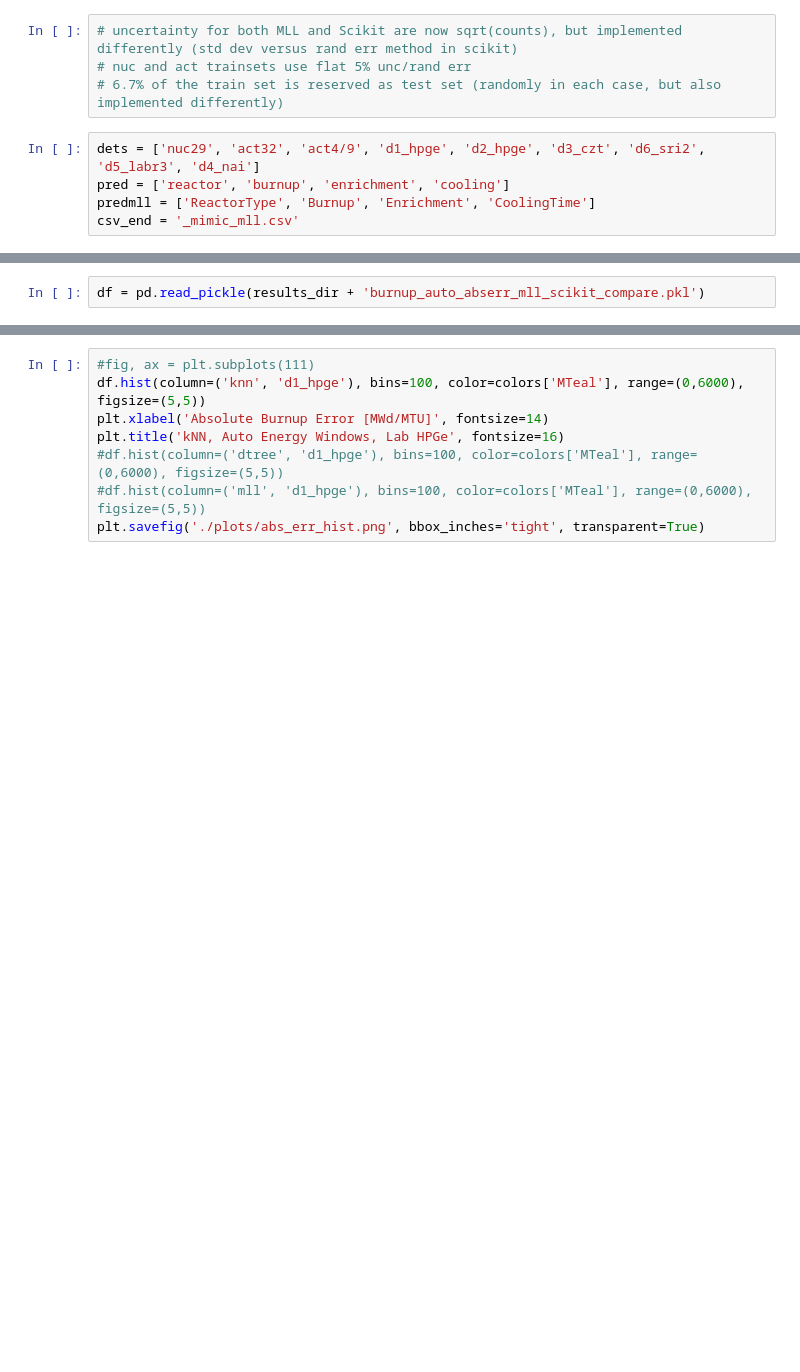
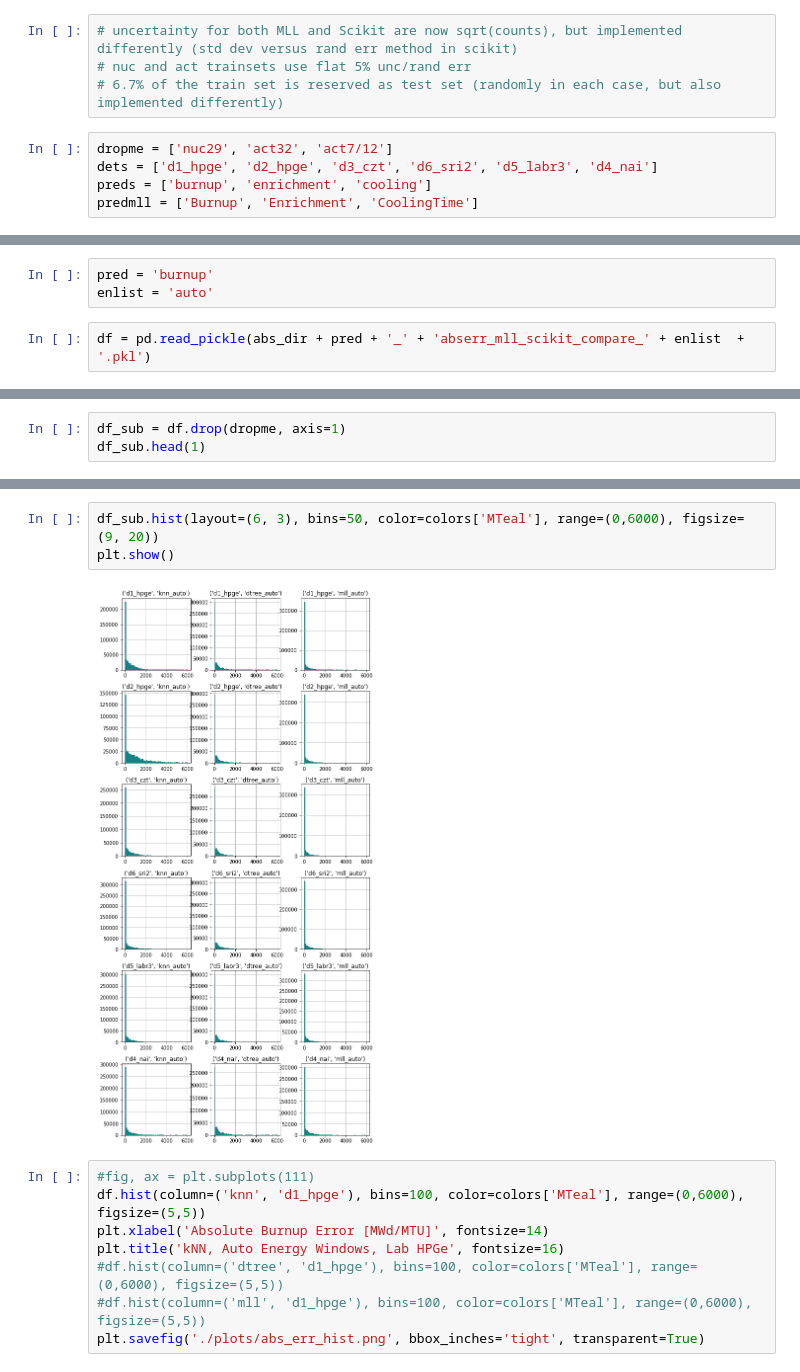
Before and after one commit to opotowsky/process_results, a Jupyter notebook: error_histogram.ipynb, the cells around one changed output, grey strips where cells are left out. Saved outputs shown, nothing was run; the diff lists cells and outputs as text; blank space fills up the shorter version.

Commit message:
looking at histograms of error. maybe to motivate using MedAE or maybe in place of it? box plots still might be better

```diff
--- a/error_histogram.ipynb
+++ b/error_histogram.ipynb
@@ -23,7 +20,7 @@ learn_nuc = rdrive + 'scikit/nuc_conc/'
 # nuc and act trainsets use flat 5% unc/rand err
 # 6.7% of the train set is reserved as test set (randomly in each case, but also implemented differently)
 # %%
-dets = ['nuc29', 'act32', 'act4/9', 'd1_hpge', 'd2_hpge', 'd3_czt', 'd6_sri2', 'd5_labr3', 'd4_nai']
-pred = ['reactor', 'burnup', 'enrichment', 'cooling']
-predmll = ['ReactorType', 'Burnup', 'Enrichment', 'CoolingTime']
-csv_end = '_mimic_mll.csv'
+dropme = ['nuc29', 'act32', 'act7/12']
+dets = ['d1_hpge', 'd2_hpge', 'd3_czt', 'd6_sri2', 'd5_labr3', 'd4_nai']
+preds = ['burnup', 'enrichment', 'cooling']
+predmll = ['Burnup', 'Enrichment', 'CoolingTime']
@@ -32,2 +27,5 @@ csv_end = '_mimic_mll.csv'
+# %%
+pred = 'burnup'
+enlist = 'auto'
 # %%
-df = pd.read_pickle(results_dir + 'burnup_auto_abserr_mll_scikit_compare.pkl')
+df = pd.read_pickle(abs_dir + pred + '_' + 'abserr_mll_scikit_compare_' + enlist  + '.pkl')
@@ -45,0 +32,3 @@ colors
+# %%
+df_sub = df.drop(dropme, axis=1)
+df_sub.head(1)
@@ -46,3 +39,8 @@ colors
+# %%
+df_sub.hist(layout=(6, 3), bins=50, color=colors['MTeal'], range=(0,6000), figsize=(9, 20))
+plt.show()
+# %% [output]
+[figure, added]
 # %%
 #fig, ax = plt.subplots(111)
 df.hist(column=('knn', 'd1_hpge'), bins=100, color=colors['MTeal'], range=(0,6000), figsize=(5,5))
```
Also changed, not shown: parts of 12 cells of this notebook.
